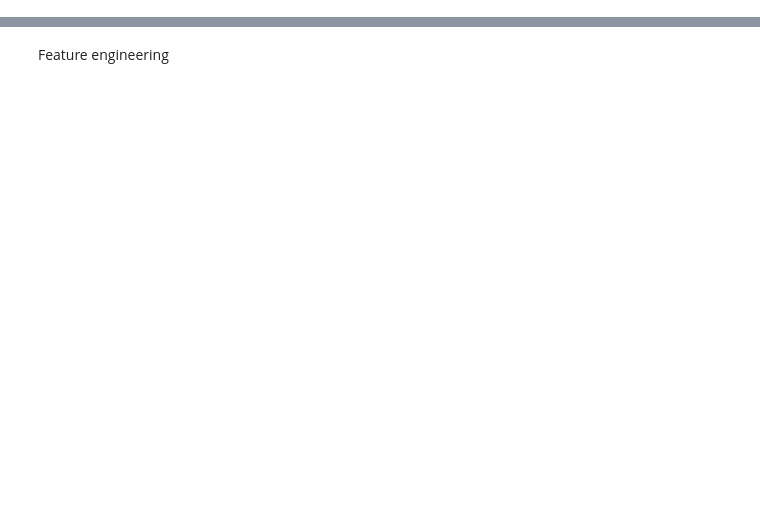
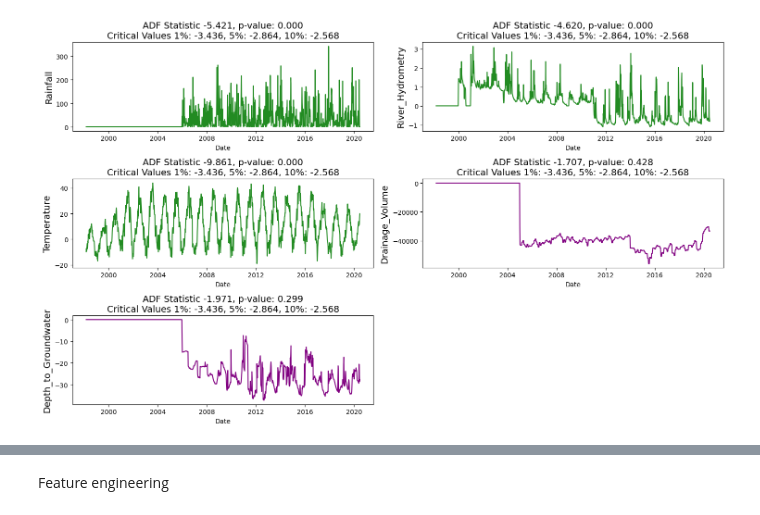
Before and after one commit to Munchkinland/Time-Series-Acea-Smart-Water-Analytics-, a Jupyter notebook: src/explore.ipynb, the cells around one changed output, grey strips where cells are left out. Saved outputs shown, nothing was run; the diff lists cells and outputs as text; code cells hidden in the pictures; blank space fills up the shorter version.

```diff
--- a/src/explore.ipynb
+++ b/src/explore.ipynb
@@ -18,0 +189,2 @@ total_data.head()
+# %%
+total_data['Temperature'] = total_data['Temperature'].apply(lambda fahrenheit: (fahrenheit - 32) * 5/9)
@@ -18,0 +279,13 @@ total_data.head()
+# %%
+# Asegúrate de que 'Date' sea el índice y está en formato de fecha y hora
+total_data['Date'] = pd.to_datetime(total_data['Date'])
+total_data.set_index('Date', inplace=True)
+
+# Realiza el resampling semanal y calcula la media de las variables seleccionadas
+downsample = total_data[['Depth_to_Groundwater', 'Temperature', 'Volume', 'Hydrometry', 'Rainfall']].resample('7D').mean()
+
+# Reinicia el índice
+downsample.reset_index(drop=False, inplace=True)
+
+# Ahora, downsample contiene los datos muestreados de forma semanal
+total_data = downsample.copy()
@@ -18,0 +338,5 @@ total_data.head()
+# %%
+from statsmodels.tsa.stattools import adfuller
+
+result = adfuller(total_data['Depth_to_Groundwater'].values)
+result
@@ -80,0 +368,37 @@ memory usage: 1.7+ MB
+# %%
+from statsmodels.tsa.stattools import adfuller
+
+f, ax = plt.subplots(nrows=3, ncols=2, figsize=(15, 9))
+
+def visualize_adfuller_results(series, title, ax):
+    result = adfuller(series)
+    significance_level = 0.05
+    adf_stat = result[0]
+    p_val = result[1]
+    crit_val_1 = result[4]['1%']
+    crit_val_5 = result[4]['5%']
+    crit_val_10 = result[4]['10%']
+
+    if (p_val < significance_level) & ((adf_stat < crit_val_1)):
+        linecolor = 'forestgreen'
+    elif (p_val < significance_level) & (adf_stat < crit_val_5):
+        linecolor = 'orange'
+    elif (p_val < significance_level) & (adf_stat < crit_val_10):
+        linecolor = 'red'
+    else:
+        linecolor = 'purple'
+    sns.lineplot(x=total_data['Date'], y=series, ax=ax, color=linecolor)
+    ax.set_title(f'ADF Statistic {adf_stat:0.3f}, p-value: {p_val:0.3f}\nCritical Values 1%: {crit_val_1:0.3f}, 5%: {crit_val_5:0.3f}, 10%: {crit_val_10:0.3f}', fontsize=14)
+    ax.set_ylabel(ylabel=title, fontsize=14)
+
+visualize_adfuller_results(total_data['Rainfall'].values, 'Rainfall', ax[0, 0])
+visualize_adfuller_results(total_data['Temperature'].values, 'Temperature', ax[1, 0])
+visualize_adfuller_results(total_data['Hydrometry'].values, 'River_Hydrometry', ax[0, 1])
+visualize_adfuller_results(total_data['Volume'].values, 'Drainage_Volume', ax[1, 1])
+visualize_adfuller_results(total_data['Depth_to_Groundwater'].values, 'Depth_to_Groundwater', ax[2, 0])
+
+f.delaxes(ax[2, 1])
+plt.tight_layout()
+plt.show()
+# %% [output]
+[figure, added]
```
Also changed, not shown: parts of 41 cells of this notebook, 2 other files.
